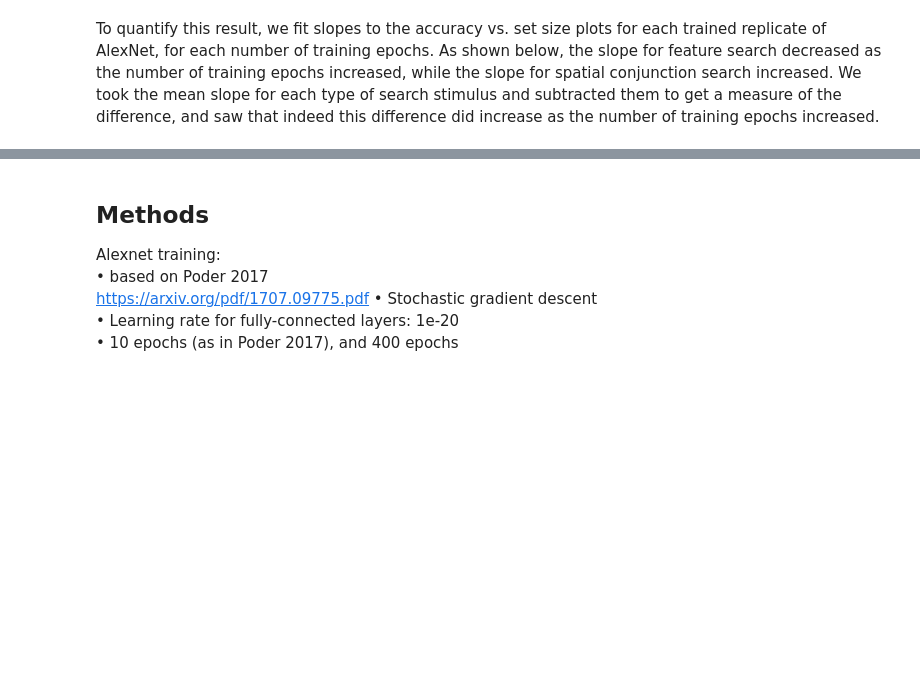
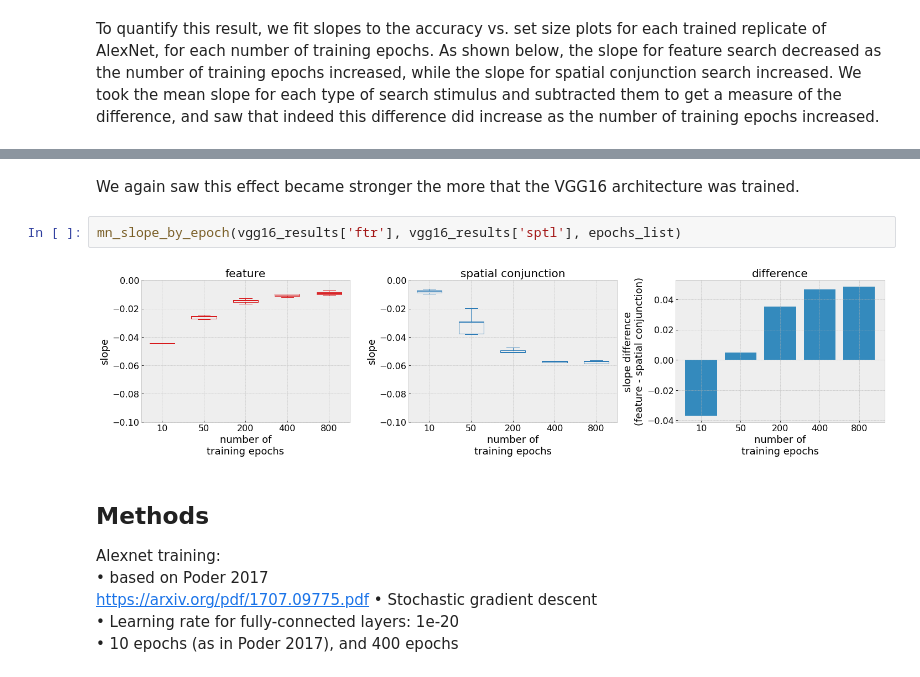
Before and after one commit to NickleDave/visual-search-nets, a Jupyter notebook: docs/notebooks/results.ipynb, the cells around one changed output, grey strips where cells are left out. Cells and saved outputs as stored; diff of their text form; blank space fills up the shorter version.

```diff
--- a/docs/notebooks/results.ipynb
+++ b/docs/notebooks/results.ipynb
@@ -83,3 +110,9 @@ mn_slope_by_epoch(ftr_results_list, sptl_results_list, epochs_list)
+# %% [markdown]
+We again saw this effect became stronger the more that the VGG16 architecture was trained.
+# %%
+mn_slope_by_epoch(vgg16_results['ftr'], vgg16_results['sptl'], epochs_list)
+# %% [output]
+[figure, added]
 # %% [markdown]
 ## Methods
 Alexnet training:
```
Also changed, not shown: parts of 5 cells of this notebook, 2 other files.
